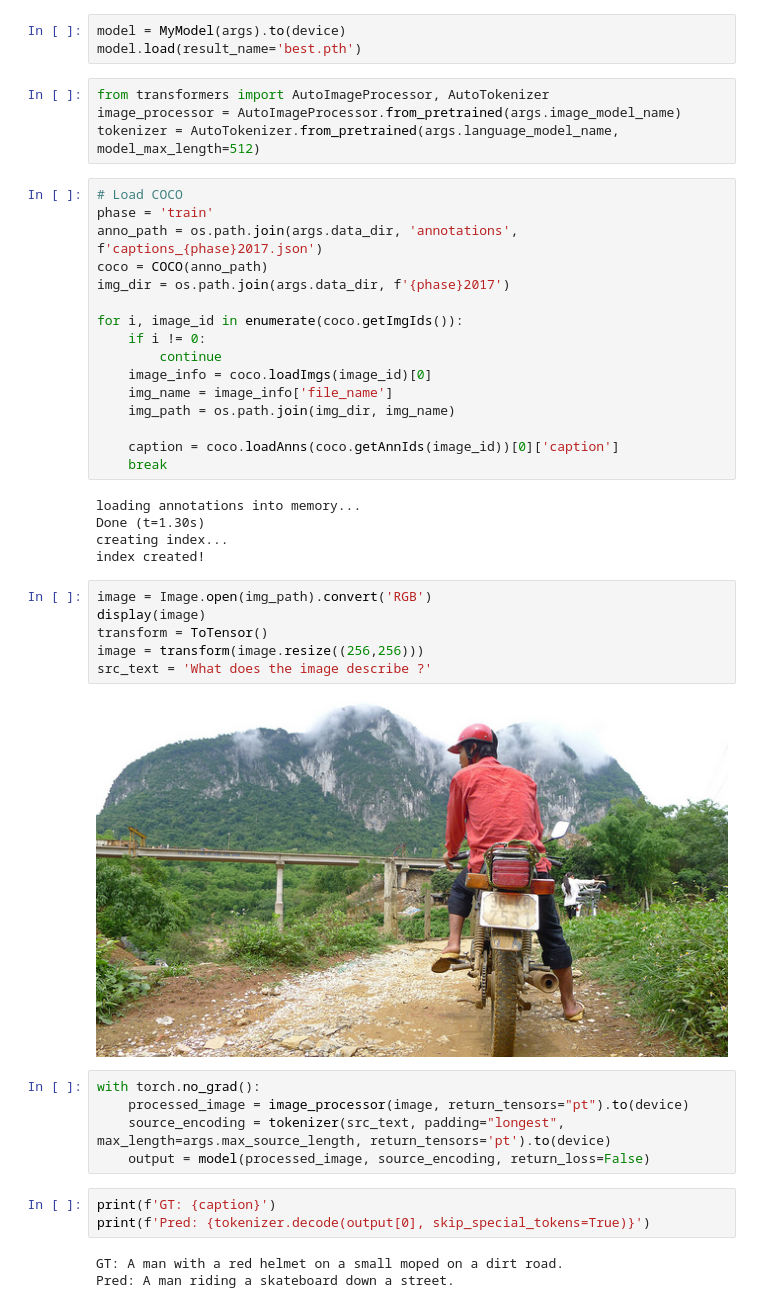
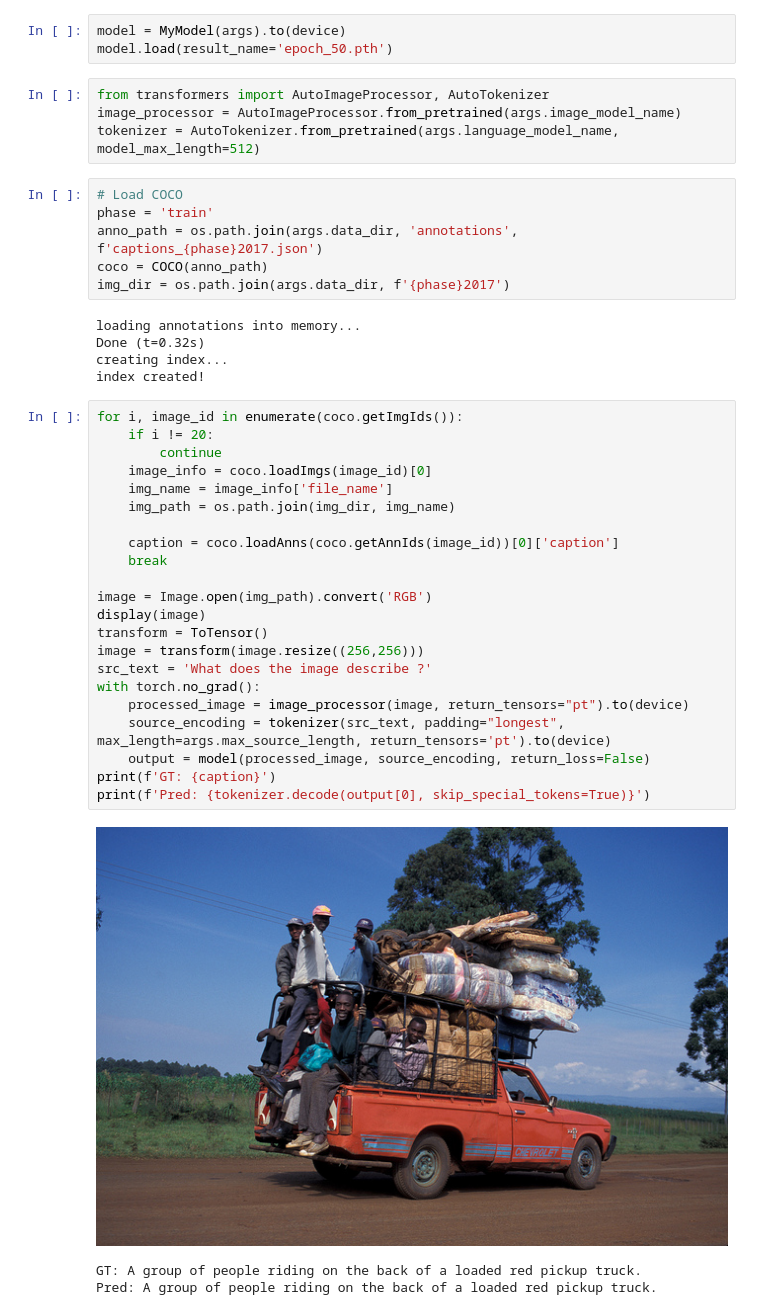
Before and after one commit to k-yanase9/KLab_MultiModalModel, a Jupyter notebook: visualization.ipynb, the cells around one changed output. Saved outputs shown, nothing was run; the diff lists cells and outputs as text.

```diff
--- a/visualization.ipynb
+++ b/visualization.ipynb
@@ -34,7 +51,7 @@ device
 'cuda'
 # %%
 model = MyModel(args).to(device)
-model.load(result_name='best.pth')
+model.load(result_name='epoch_50.pth')
 # %%
 from transformers import AutoImageProcessor, AutoTokenizer
 image_processor = AutoImageProcessor.from_pretrained(args.image_model_name)
@@ -45,37 +62,34 @@ phase = 'train'
 anno_path = os.path.join(args.data_dir, 'annotations', f'captions_{phase}2017.json')
 coco = COCO(anno_path)
 img_dir = os.path.join(args.data_dir, f'{phase}2017')
-
-for i, image_id in enumerate(coco.getImgIds()):
-    if i != 0:
-        continue
-    image_info = coco.loadImgs(image_id)[0]
-    img_name = image_info['file_name']
-    img_path = os.path.join(img_dir, img_name)
-
-    caption = coco.loadAnns(coco.getAnnIds(image_id))[0]['caption']
-    break
 # %% [output]
 loading annotations into memory...
-Done (t=1.30s)
+Done (t=0.32s)
 creating index...
 index created!
-# %%
-image = Image.open(img_path).convert('RGB')
-display(image)
-transform = ToTensor()
-image = transform(image.resize((256,256)))
-src_text = 'What does the image describe ?'
-# %% [output]
-[figure, removed]
-# %%
-with torch.no_grad():
-    processed_image = image_processor(image, return_tensors="pt").to(device)
-    source_encoding = tokenizer(src_text, padding="longest", max_length=args.max_source_length, return_tensors='pt').to(device)
-    output = model(processed_image, source_encoding, return_loss=False)
-# %%
-print(f'GT: {caption}')
-print(f'Pred: {tokenizer.decode(output[0], skip_special_tokens=True)}')
-# %% [output]
-GT: A man with a red helmet on a small moped on a dirt road.
-Pred: A man riding a skateboard down a street.
+# %%
+for i, image_id in enumerate(coco.getImgIds()):
+    if i != 20:
+        continue
+    image_info = coco.loadImgs(image_id)[0]
+    img_name = image_info['file_name']
+    img_path = os.path.join(img_dir, img_name)
+
+    caption = coco.loadAnns(coco.getAnnIds(image_id))[0]['caption']
+    break
+
+image = Image.open(img_path).convert('RGB')
+display(image)
+transform = ToTensor()
+image = transform(image.resize((256,256)))
+src_text = 'What does the image describe ?'
+with torch.no_grad():
+    processed_image = image_processor(image, return_tensors="pt").to(device)
+    source_encoding = tokenizer(src_text, padding="longest", max_length=args.max_source_length, return_tensors='pt').to(device)
+    output = model(processed_image, source_encoding, return_loss=False)
+print(f'GT: {caption}')
+print(f'Pred: {tokenizer.decode(output[0], skip_special_tokens=True)}')
+# %% [output]
+[figure, added]
+GT: A group of people riding on the back of a loaded red pickup truck.
+Pred: A group of people riding on the back of a loaded red pickup truck.
```
Also changed, not shown: parts of 1 cell of this notebook.
